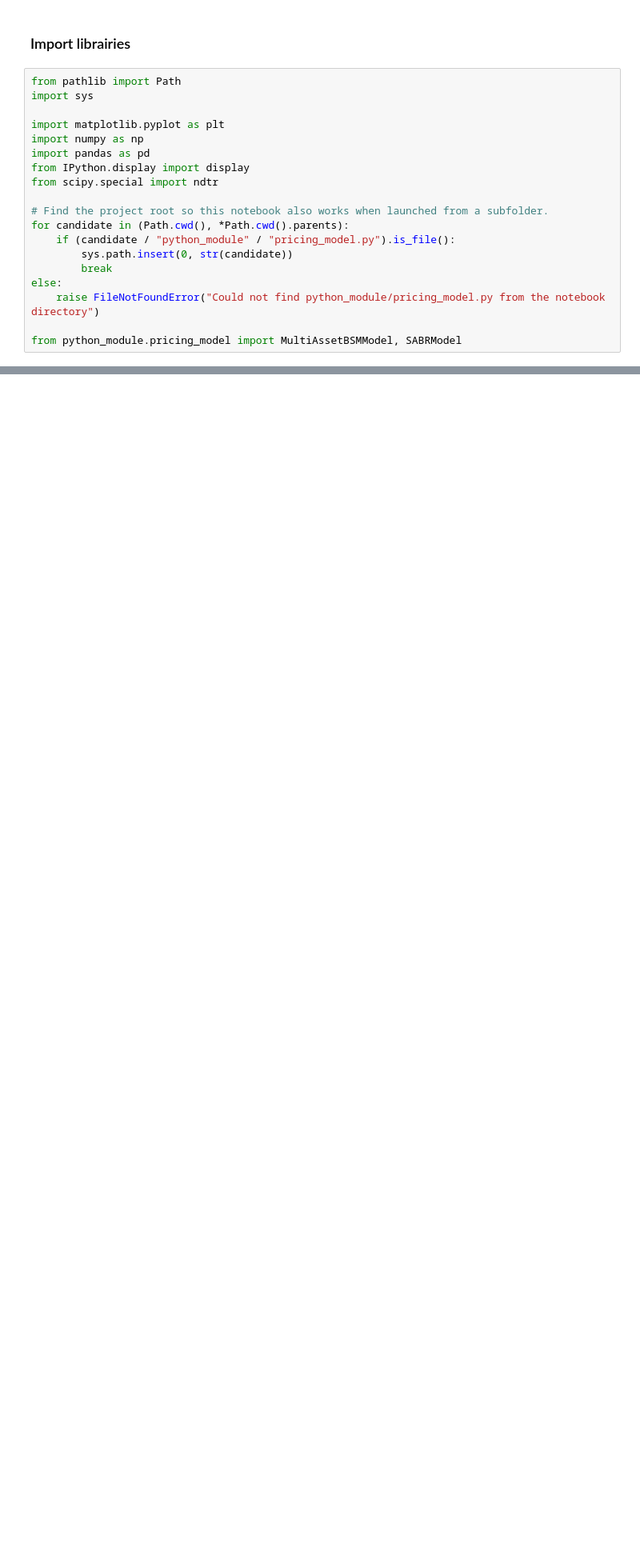
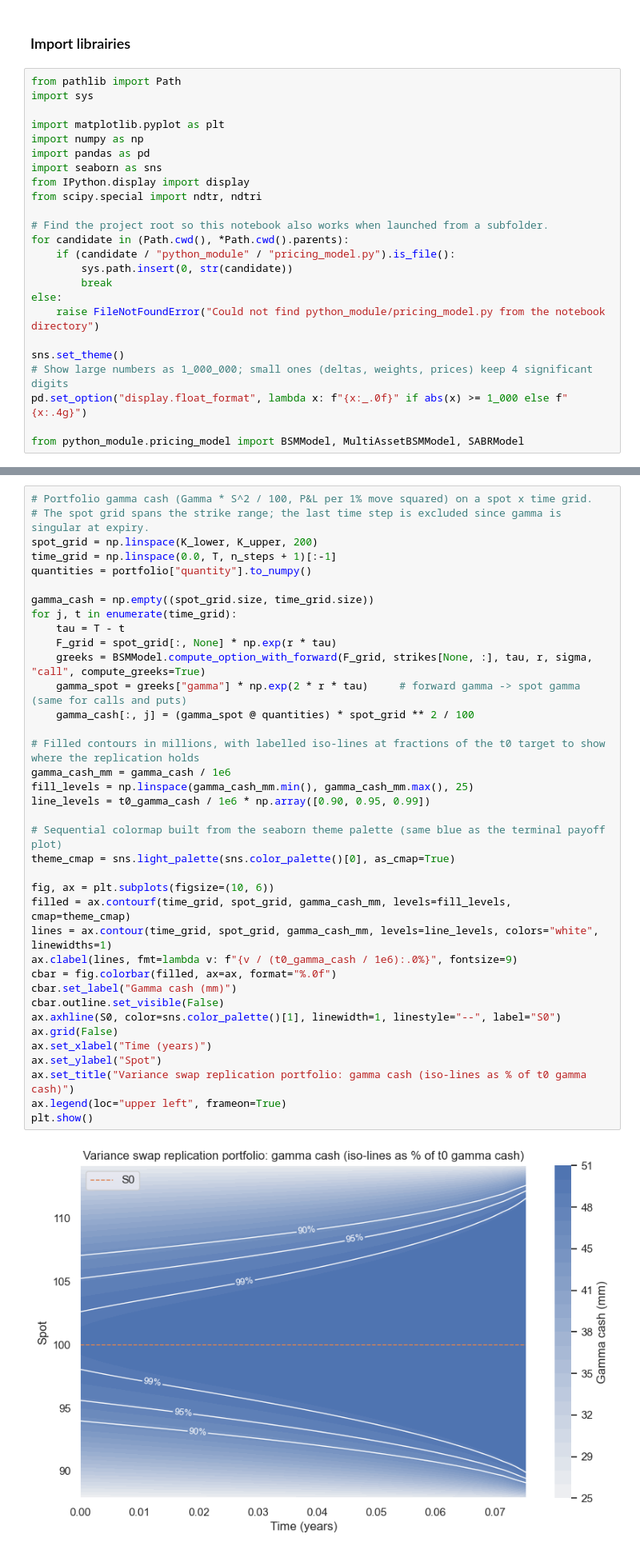
Before and after one commit to kevinlaventure/python_code, a Jupyter notebook: strike_reduction.ipynb, the cells around one changed output, grey strips where cells are left out. Shown at 80% size. Cells and saved outputs as stored; diff of their text form; blank space fills up the shorter version.

Commit message:
clean strike reduction

```diff
--- a/strike_reduction.ipynb
+++ b/strike_reduction.ipynb
@@ -21,8 +7,9 @@ import sys
 import matplotlib.pyplot as plt
 import numpy as np
 import pandas as pd
+import seaborn as sns
 from IPython.display import display
-from scipy.special import ndtr
+from scipy.special import ndtr, ndtri
 
 # Find the project root so this notebook also works when launched from a subfolder.
 for candidate in (Path.cwd(), *Path.cwd().parents):
@@ -32,4 +19,8 @@ for candidate in (Path.cwd(), *Path.cwd().parents):
 else:
     raise FileNotFoundError("Could not find python_module/pricing_model.py from the notebook directory")
 
-from python_module.pricing_model import MultiAssetBSMModel, SABRModel
+sns.set_theme()
+# Show large numbers as 1_000_000; small ones (deltas, weights, prices) keep 4 significant digits
+pd.set_option("display.float_format", lambda x: f"{x:_.0f}" if abs(x) >= 1_000 else f"{x:.4g}")
+
+from python_module.pricing_model import BSMModel, MultiAssetBSMModel, SABRModel
@@ -609,0 +128,39 @@ delta_2d_fig.show()
+# %%
+# Portfolio gamma cash (Gamma * S^2 / 100, P&L per 1% move squared) on a spot x time grid.
+# The spot grid spans the strike range; the last time step is excluded since gamma is singular at expiry.
+spot_grid = np.linspace(K_lower, K_upper, 200)
+time_grid = np.linspace(0.0, T, n_steps + 1)[:-1]
+quantities = portfolio["quantity"].to_numpy()
+
+gamma_cash = np.empty((spot_grid.size, time_grid.size))
+for j, t in enumerate(time_grid):
+    tau = T - t
+    F_grid = spot_grid[:, None] * np.exp(r * tau)
+    greeks = BSMModel.compute_option_with_forward(F_grid, strikes[None, :], tau, r, sigma, "call", compute_greeks=True)
+    gamma_spot = greeks["gamma"] * np.exp(2 * r * tau)     # forward gamma -> spot gamma (same for calls and puts)
+    gamma_cash[:, j] = (gamma_spot @ quantities) * spot_grid ** 2 / 100
+
+# Filled contours in millions, with labelled iso-lines at fractions of the t0 target to show where the replication holds
+gamma_cash_mm = gamma_cash / 1e6
+fill_levels = np.linspace(gamma_cash_mm.min(), gamma_cash_mm.max(), 25)
+line_levels = t0_gamma_cash / 1e6 * np.array([0.90, 0.95, 0.99])
+
+# Sequential colormap built from the seaborn theme palette (same blue as the terminal payoff plot)
+theme_cmap = sns.light_palette(sns.color_palette()[0], as_cmap=True)
+
+fig, ax = plt.subplots(figsize=(10, 6))
+filled = ax.contourf(time_grid, spot_grid, gamma_cash_mm, levels=fill_levels, cmap=theme_cmap)
+lines = ax.contour(time_grid, spot_grid, gamma_cash_mm, levels=line_levels, colors="white", linewidths=1)
+ax.clabel(lines, fmt=lambda v: f"{v / (t0_gamma_cash / 1e6):.0%}", fontsize=9)
+cbar = fig.colorbar(filled, ax=ax, format="%.0f")
+cbar.set_label("Gamma cash (mm)")
+cbar.outline.set_visible(False)
+ax.axhline(S0, color=sns.color_palette()[1], linewidth=1, linestyle="--", label="S0")
+ax.grid(False)
+ax.set_xlabel("Time (years)")
+ax.set_ylabel("Spot")
+ax.set_title("Variance swap replication portfolio: gamma cash (iso-lines as % of t0 gamma cash)")
+ax.legend(loc="upper left", frameon=True)
+plt.show()
+# %% [output]
+[figure, added]
```
Also changed, not shown: parts of 30 cells of this notebook.
